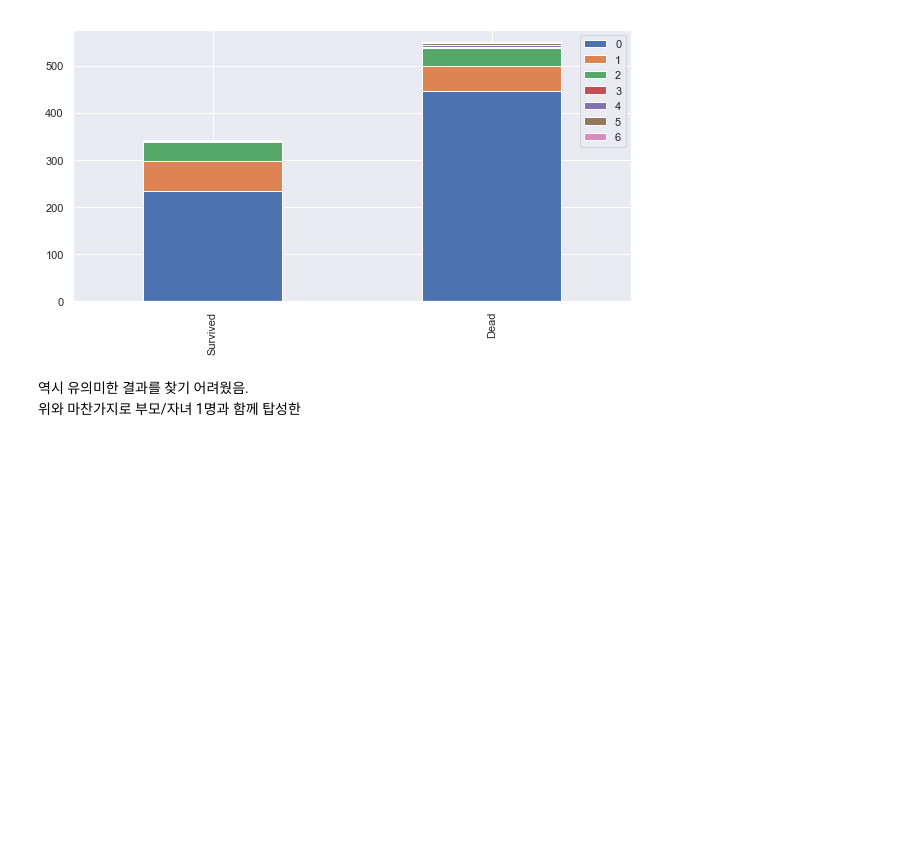
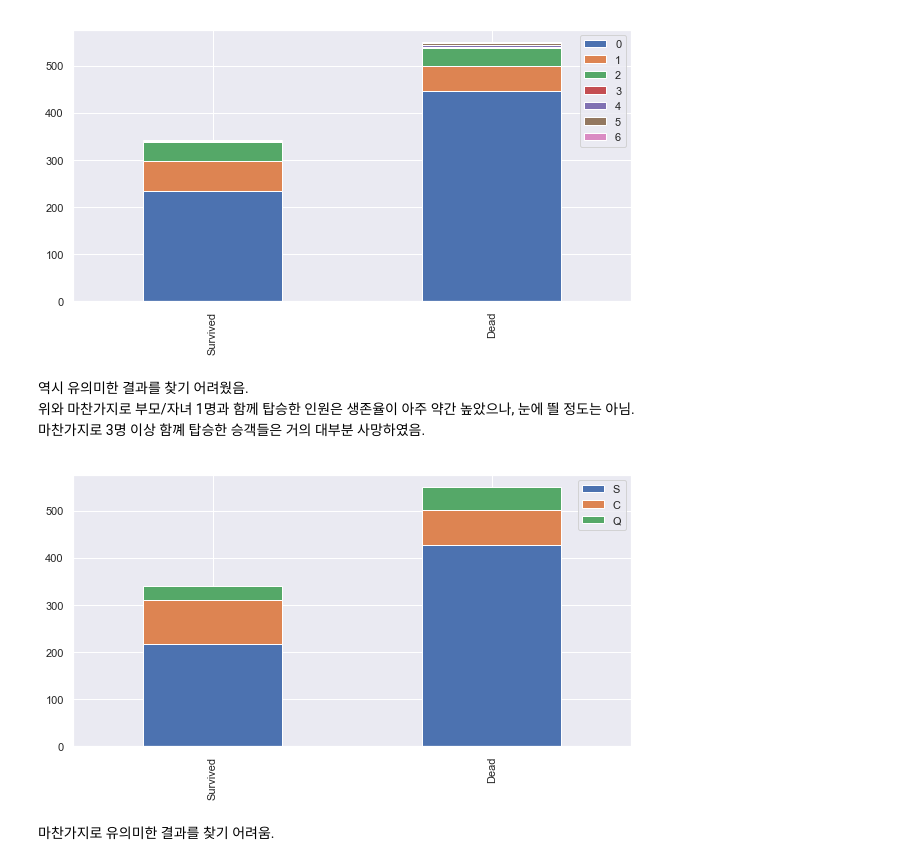
Before and after one commit to hyunwoongko/titanic, a Jupyter notebook: src/solution.ipynb, the cells around one changed output. Saved outputs shown, nothing was run; the diff lists cells and outputs as text; code cells hidden in the pictures; blank space fills up the shorter version.

```diff
--- a/src/solution.ipynb
+++ b/src/solution.ipynb
@@ -182,4 +182,12 @@ bar_chart('Parch')
 [figure]
 # %% [markdown]
 역시 유의미한 결과를 찾기 어려웠음. <br>
-위와 마찬가지로 부모/자녀 1명과 함께 탑성한
+위와 마찬가지로 부모/자녀 1명과 함께 탑승한 인원은 생존율이 아주 약간 높았으나, 눈에 띌 정도는 아님. <br>
+마찬가지로 3명 이상 함꼐 탑승한 승객들은 거의 대부분 사망하였음.
+# %%
+bar_chart('Embarked')
+# 승선위치에 따른 생존률을 나타냄
+# %% [output]
+[figure, added]
+# %% [markdown]
+마찬가지로 유의미한 결과를 찾기 어려움.
```
